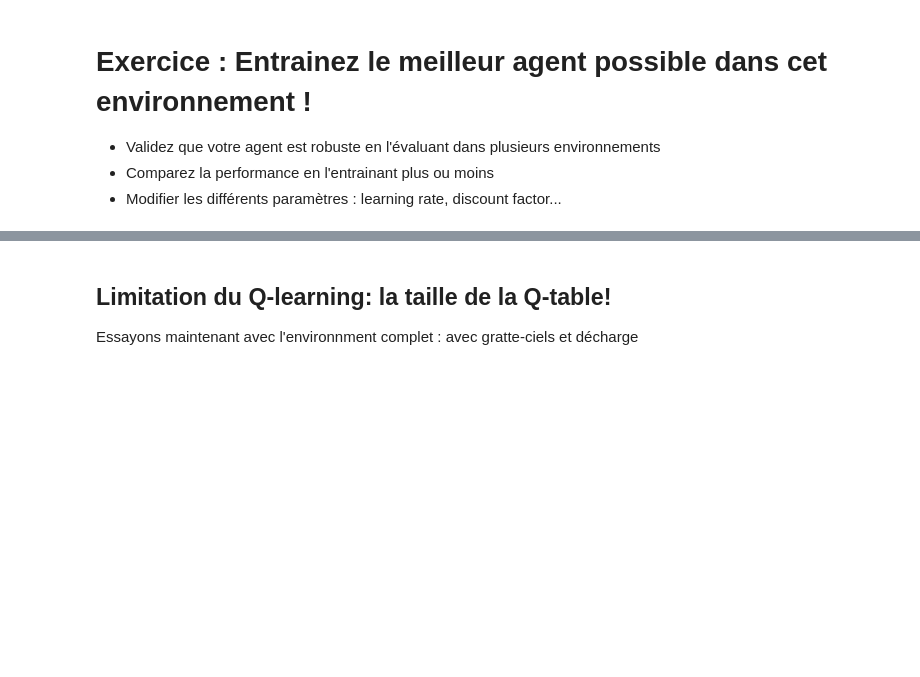
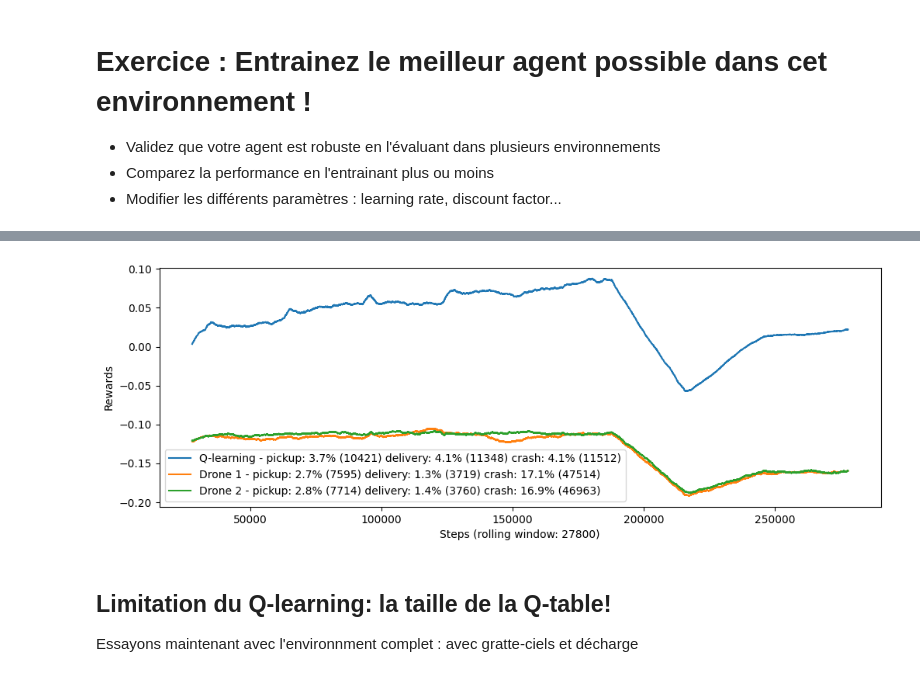
Before and after one commit to ochekroun/labs, a Jupyter notebook: IFAGE_Cours_6_Introduction_à_Q_learning.ipynb, the cells around one changed output, grey strips where cells are left out. Cells and saved outputs as stored; diff of their text form; code cells hidden in the pictures; blank space fills up the shorter version.

```diff
--- a/IFAGE_Cours_6_Introduction_à_Q_learning.ipynb
+++ b/IFAGE_Cours_6_Introduction_à_Q_learning.ipynb
@@ -272,3 +355,17 @@ Moviepy - video ready output/videos/ql-compass-lidar-2nd-try.mp4
+# %%
+# (2/2) Entrainer plus longtemps... ..
+agents[0].epsilon = 1
+agents[0].epsilon_decay = 0.99
+
+set_seed(env, seed=0)
+trainer.train(10000)
+
+plot_rolling_rewards(
+    trainer.rewards_log,
+    events={'pickup': [0.99], 'delivery': [1], 'crash': [-1]},
+    drones_labels={0: 'Q-learning'})
+# %% [output]
+[figure, added]
 # %% [markdown]
 Limitation du Q-learning: la taille de la Q-table!
 ---
```
Also changed, not shown: parts of 8 cells of this notebook.
